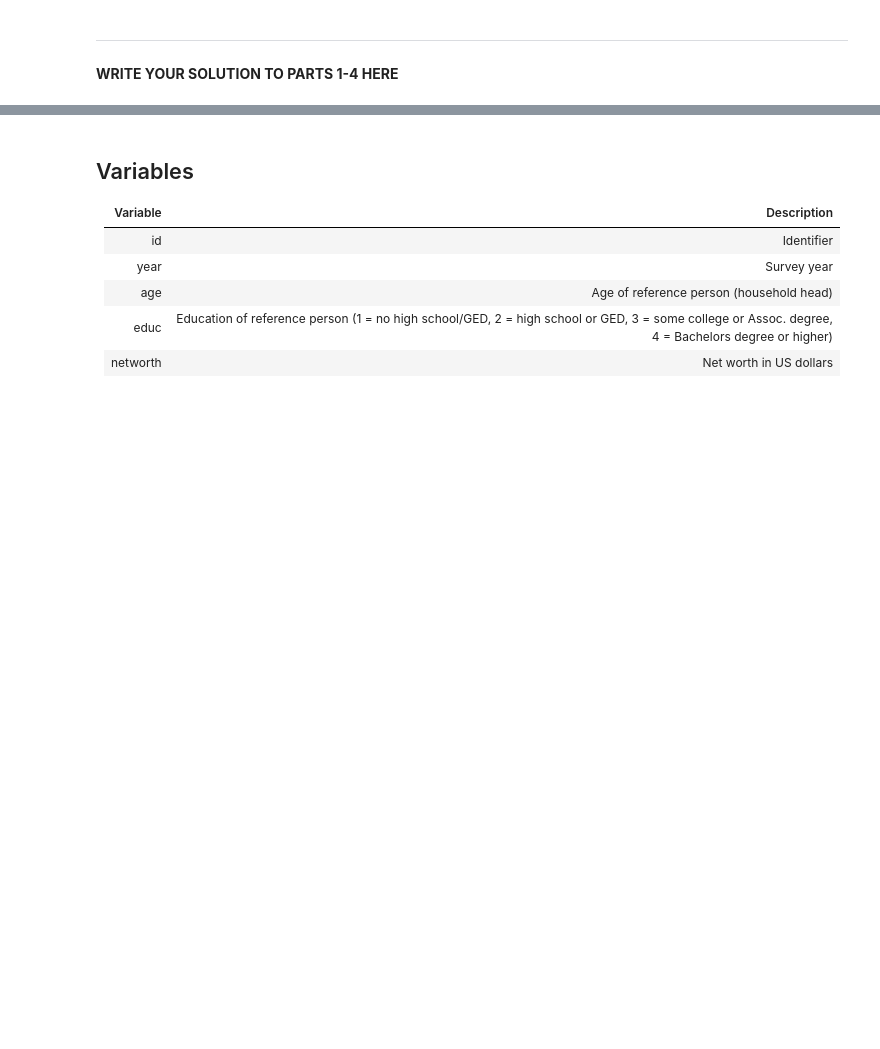
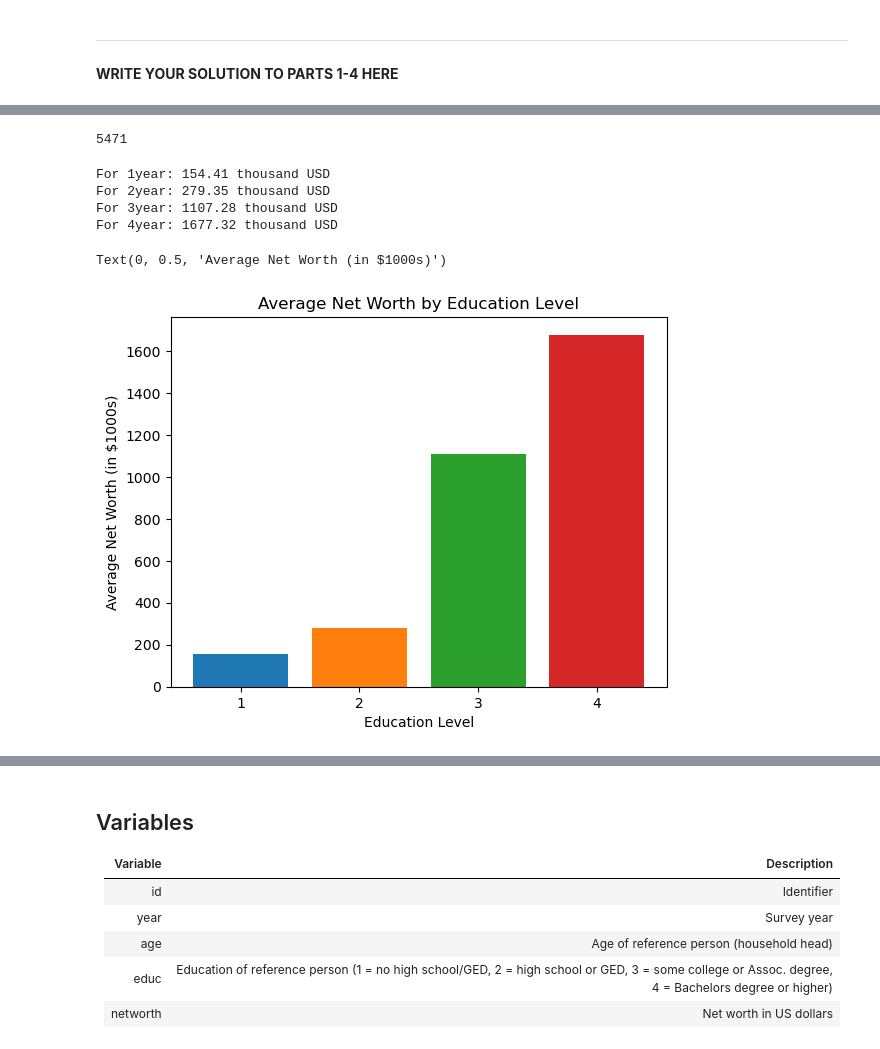
Before and after one commit to Niharsan/TECH2-H25-assignment2, a Jupyter notebook: assignment2 copy.ipynb, the cells around one changed output, grey strips where cells are left out. Drawn from its saved outputs; the diff is of its cells as text; code cells hidden in the pictures; blank space fills up the shorter version.

```diff
--- a/assignment2 copy.ipynb
+++ b/assignment2 copy.ipynb
@@ -139,0 +116,24 @@ ModuleNotFoundError: No module named 'matplotlib'
+# %%
+#1d
+len(df)
+# %% [output]
+5471
+# %%
+#2a og #2b
+import matplotlib.pyplot as plt
+import pandas as pd
+for level in [1, 2, 3, 4]:#looping around the 4 educ levels
+    avg_networth = df.loc[df["educ"] == level, "networth"].mean()#finding location and then then matching it to level
+    print(f"For {level}year: {avg_networth:.2f} thousand USD")
+    plt.bar(level, avg_networth, label=f'Education level:{level}')#plotting the graph
+plt.xticks([1,2,3,4])#xaxis
+plt.title('Average Net Worth by Education Level')
+plt.xlabel('Education Level')
+plt.ylabel('Average Net Worth (in $1000s)')
+# %% [output]
+For 1year: 154.41 thousand USD
+For 2year: 279.35 thousand USD
+For 3year: 1107.28 thousand USD
+For 4year: 1677.32 thousand USD
+Text(0, 0.5, 'Average Net Worth (in $1000s)')
+[figure, added]
```
Also changed, not shown: parts of 12 cells of this notebook.
